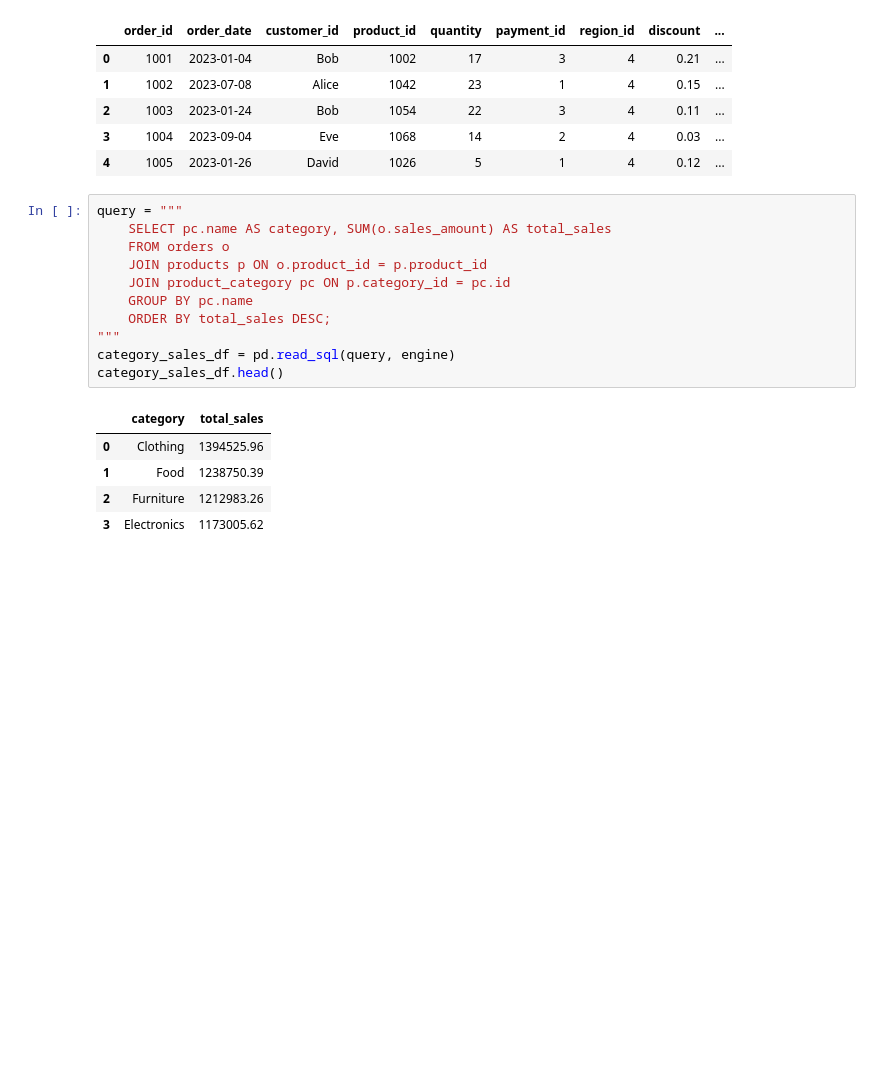
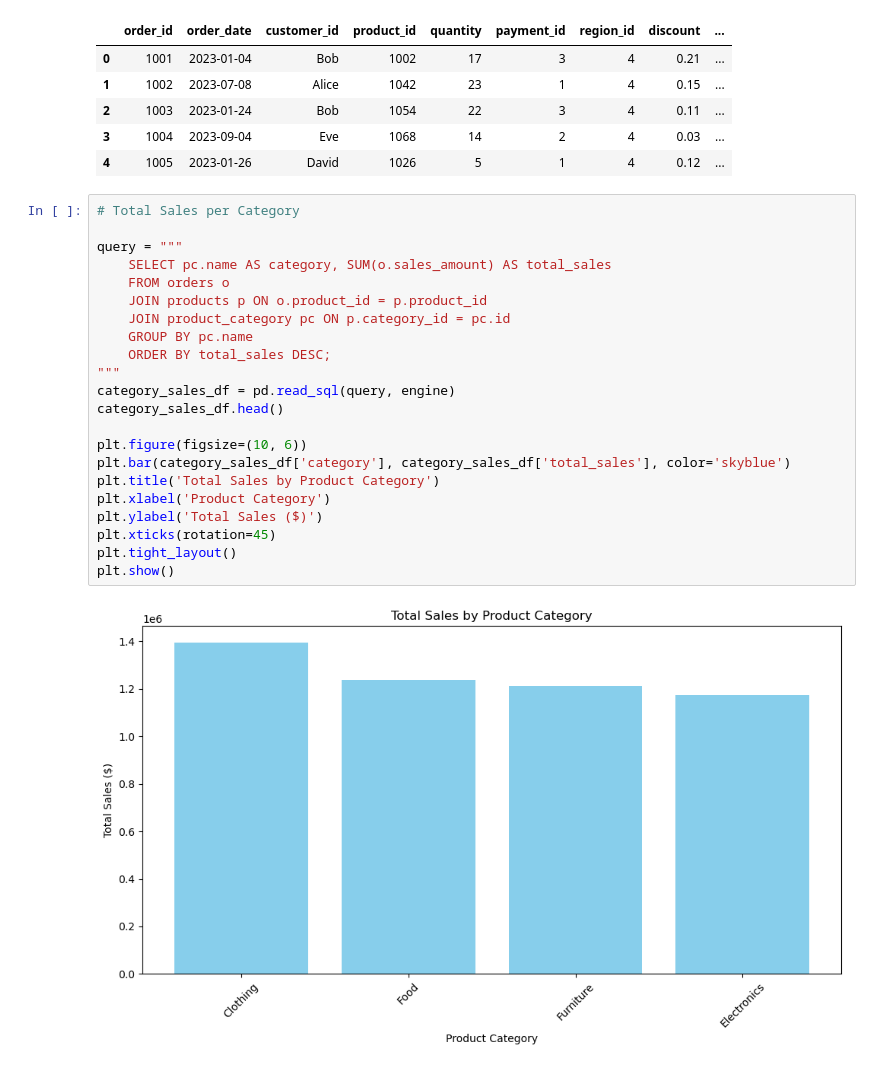
Before and after one commit to DavidnBui/Project2025, a Jupyter notebook: project_2025_notebook.ipynb, the cells around one changed output. Saved outputs shown, nothing was run; the diff lists cells and outputs as text; blank space fills up the shorter version.

```diff
--- a/project_2025_notebook.ipynb
+++ b/project_2025_notebook.ipynb
@@ -23,19 +24,26 @@ orders_df.head()
 | 3 | 1004 | 2023-09-04 | Eve | 1068 | 14 | 2 | 4 | 0.03 | ... |
 | 4 | 1005 | 2023-01-26 | David | 1026 | 5 | 1 | 4 | 0.12 | ... |
 # %%
+# Total Sales per Category
+
 query = """
     SELECT pc.name AS category, SUM(o.sales_amount) AS total_sales
     FROM orders o
     JOIN products p ON o.product_id = p.product_id
     JOIN product_category pc ON p.category_id = pc.id
     GROUP BY pc.name
     ORDER BY total_sales DESC;
 """
 category_sales_df = pd.read_sql(query, engine)
 category_sales_df.head()
+
+plt.figure(figsize=(10, 6))
+plt.bar(category_sales_df['category'], category_sales_df['total_sales'], color='skyblue')
+plt.title('Total Sales by Product Category')
+plt.xlabel('Product Category')
+plt.ylabel('Total Sales ($)')
+plt.xticks(rotation=45)
+plt.tight_layout()
+plt.show()
 # %% [output]
-|  | category | total_sales |
-| 0 | Clothing | 1394525.96 |
-| 1 | Food | 1238750.39 |
-| 2 | Furniture | 1212983.26 |
-| 3 | Electronics | 1173005.62 |
+[figure, added]
```
Also changed, not shown: parts of 3 cells of this notebook.
